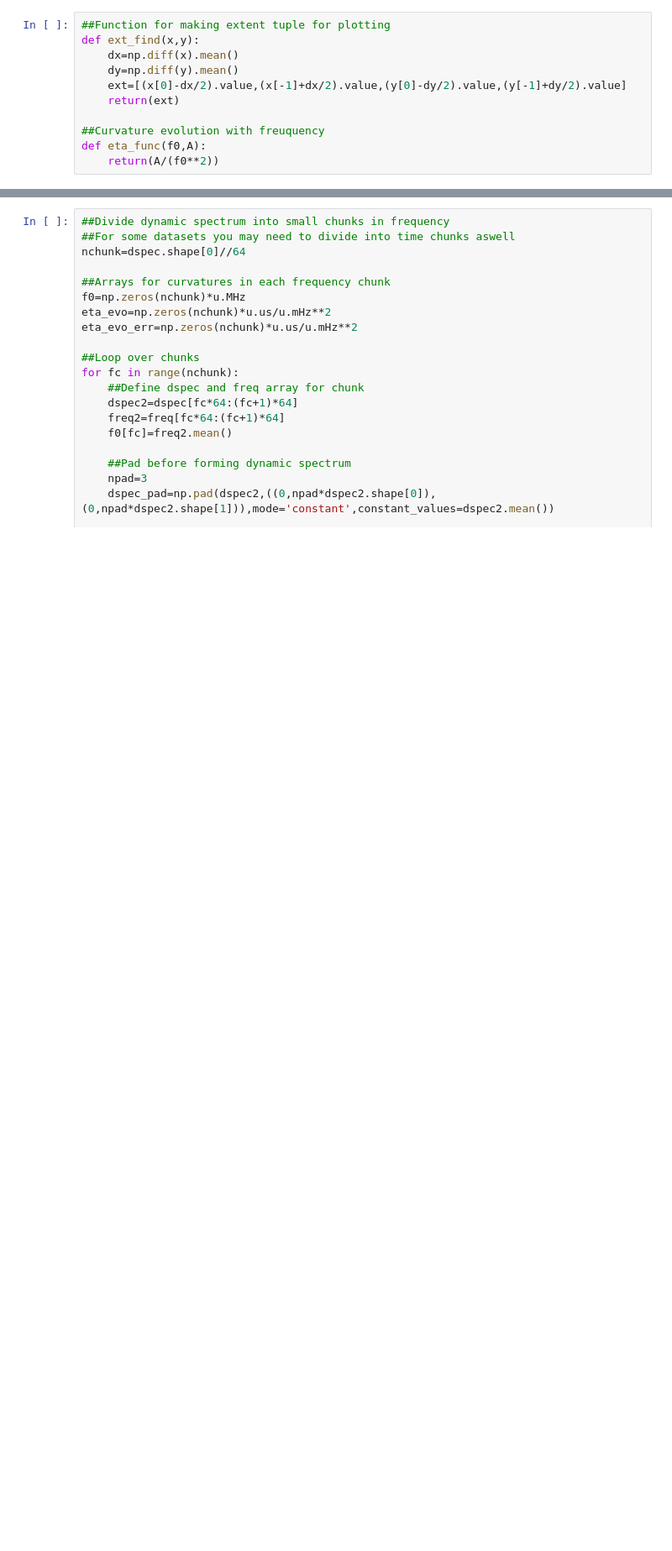
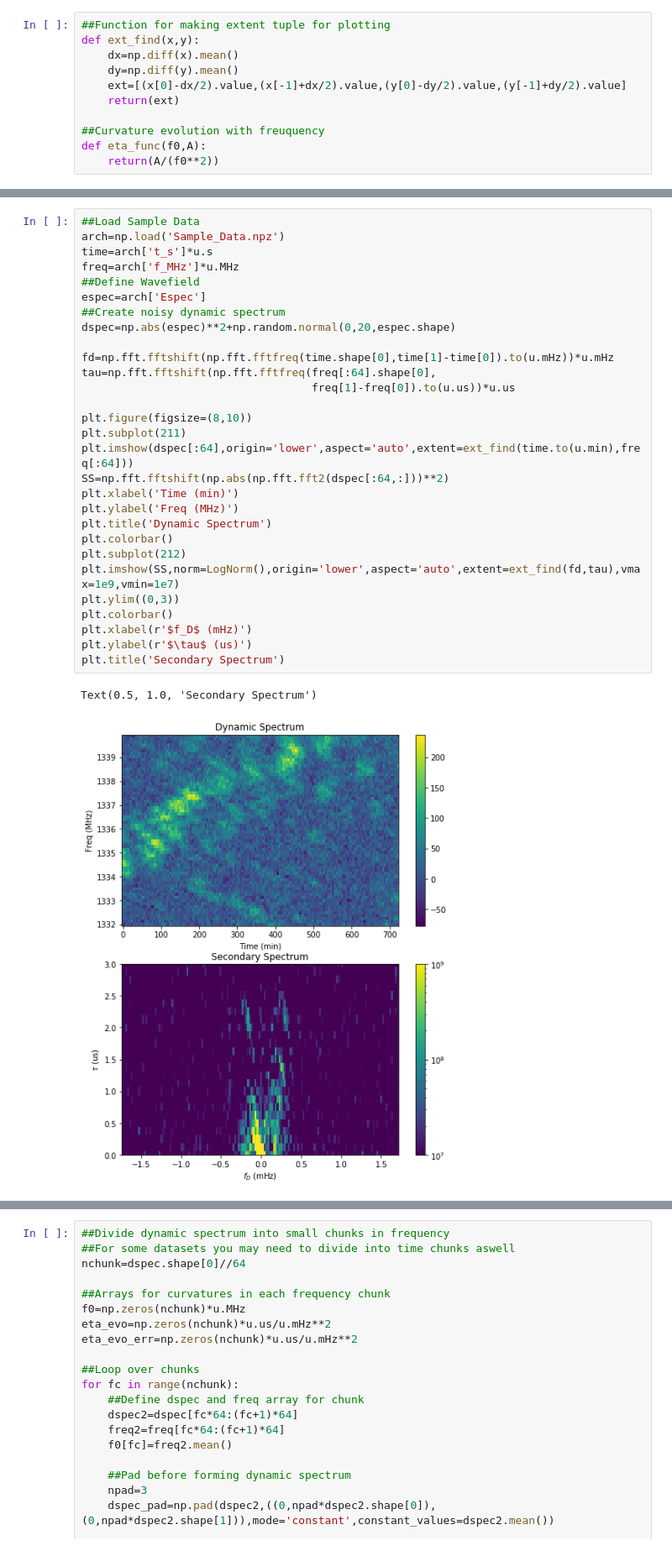
Before and after one commit to DanielTBaker/scintools, a Jupyter notebook: scintools/examples/THTHSample.ipynb, the cells around one changed output, grey strips where cells are left out. Shown at 84% size. Cells and saved outputs as stored; diff of their text form; blank space fills up the shorter version.

```diff
--- a/scintools/examples/THTHSample.ipynb
+++ b/scintools/examples/THTHSample.ipynb
@@ -30,3 +25,35 @@ dspec=np.abs(espec)**2+np.random.normal(0,20,espec.shape)
+# %%
+##Load Sample Data
+arch=np.load('Sample_Data.npz')
+time=arch['t_s']*u.s
+freq=arch['f_MHz']*u.MHz
+##Define Wavefield
+espec=arch['Espec']
+##Create noisy dynamic spectrum
+dspec=np.abs(espec)**2+np.random.normal(0,20,espec.shape)
+
+fd=np.fft.fftshift(np.fft.fftfreq(time.shape[0],time[1]-time[0]).to(u.mHz))*u.mHz
+tau=np.fft.fftshift(np.fft.fftfreq(freq[:64].shape[0],
+                                   freq[1]-freq[0]).to(u.us))*u.us
+
+plt.figure(figsize=(8,10))
+plt.subplot(211)
+plt.imshow(dspec[:64],origin='lower',aspect='auto',extent=ext_find(time.to(u.min),freq[:64]))
+SS=np.fft.fftshift(np.abs(np.fft.fft2(dspec[:64,:]))**2)
+plt.xlabel('Time (min)')
+plt.ylabel('Freq (MHz)')
+plt.title('Dynamic Spectrum')
+plt.colorbar()
+plt.subplot(212)
+plt.imshow(SS,norm=LogNorm(),origin='lower',aspect='auto',extent=ext_find(fd,tau),vmax=1e9,vmin=1e7)
+plt.ylim((0,3))
+plt.colorbar()
+plt.xlabel(r'$f_D$ (mHz)')
+plt.ylabel(r'$\tau$ (us)')
+plt.title('Secondary Spectrum')
+# %% [output]
+Text(0.5, 1.0, 'Secondary Spectrum')
+[figure, added]
 # %%
 ##Sample thth plots for a small portion of data
 dspec2=dspec[:64]
```
Also changed, not shown: parts of 25 cells of this notebook, 1 other file.
